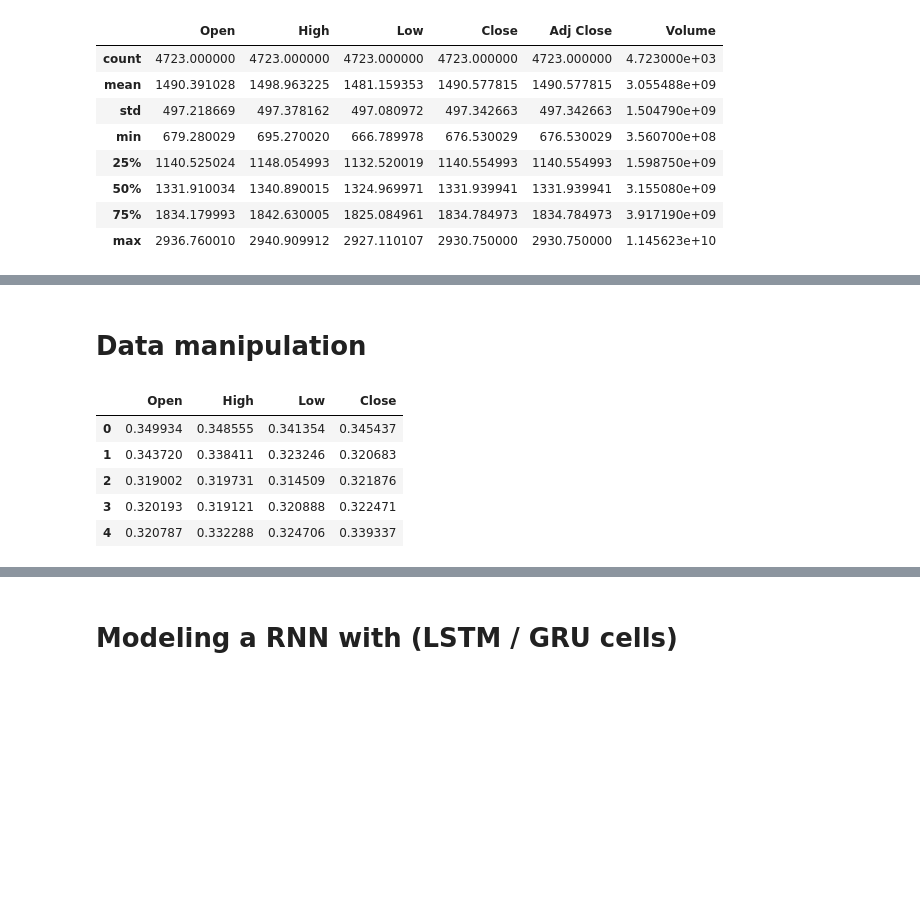
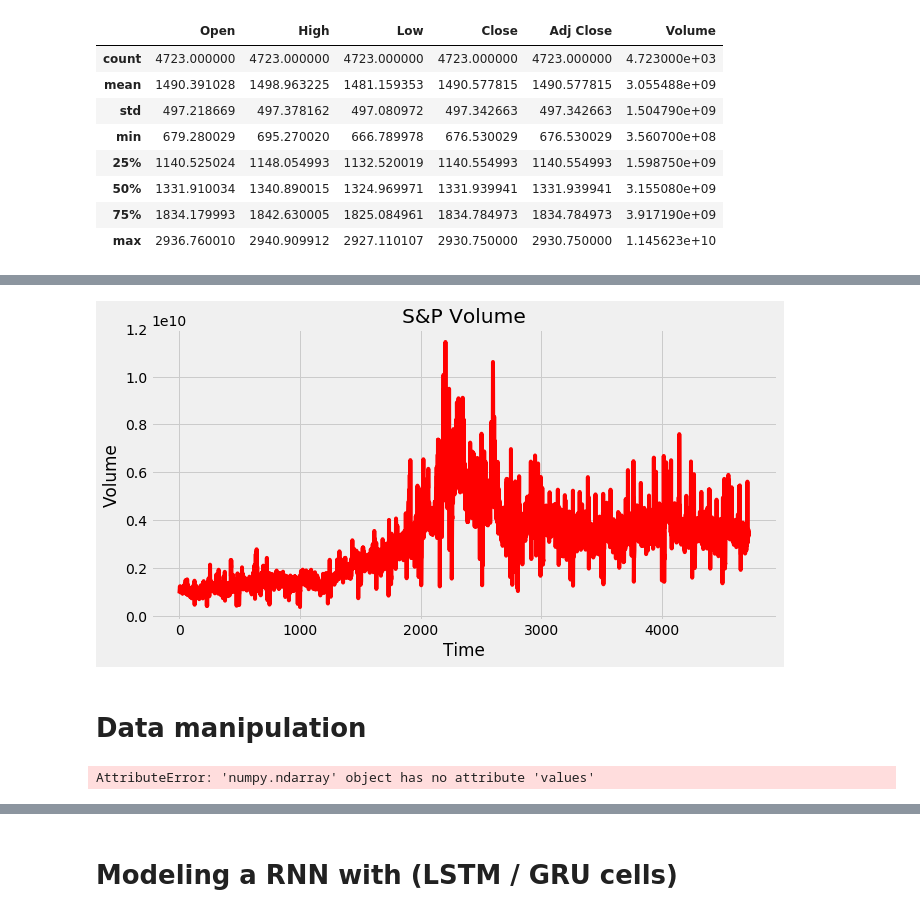
Before and after one commit to Venkat-Rajgopal/Blog-post-codes, a Jupyter notebook: LSTM Stock Predictions/rnn_prediction.ipynb, the cells around one changed output, grey strips where cells are left out. Saved outputs shown, nothing was run; the diff lists cells and outputs as text; code cells hidden in the pictures; blank space fills up the shorter version.

```diff
--- a/LSTM Stock Predictions/rnn_prediction.ipynb
+++ b/LSTM Stock Predictions/rnn_prediction.ipynb
@@ -103,3 +64,7 @@ array([1469.25    , 1455.219971, 1399.420044, ..., 2902.540039,
+# %%
+make_plot(df.Volume.values, title= 'S&P Volume', xlab='Time', ylab='Volume', colour='red')
+# %% [output]
+[figure, added]
 # %% [markdown]
 # Data manipulation
 # %%
@@ -114,14 +78,10 @@ def normalize_data(df):
 # %%
-df = normalize_data(df)
-df.drop(['Volume'],1,inplace=True)
-df.drop(['Date'],1,inplace=True)
-# remove adj close
-df = df.drop('Adj Close', axis=1)
-df.head()
+# df = normalize_data(df.Close.values)
+
+# # df.drop(['Volume'],1,inplace=True)
+# # df.drop(['Date'],1,inplace=True)
+# # remove adj close
+# # df = df.drop('Adj Close', axis=1)
+# df
 # %% [output]
-|  | Open | High | Low | Close |
-| 0 | 0.349934 | 0.348555 | 0.341354 | 0.345437 |
-| 1 | 0.343720 | 0.338411 | 0.323246 | 0.320683 |
-| 2 | 0.319002 | 0.319731 | 0.314509 | 0.321876 |
-| 3 | 0.320193 | 0.319121 | 0.320888 | 0.322471 |
-| 4 | 0.320787 | 0.332288 | 0.324706 | 0.339337 |
+AttributeError: 'numpy.ndarray' object has no attribute 'values'
```
Also changed, not shown: parts of 21 cells of this notebook, 3 other files.
